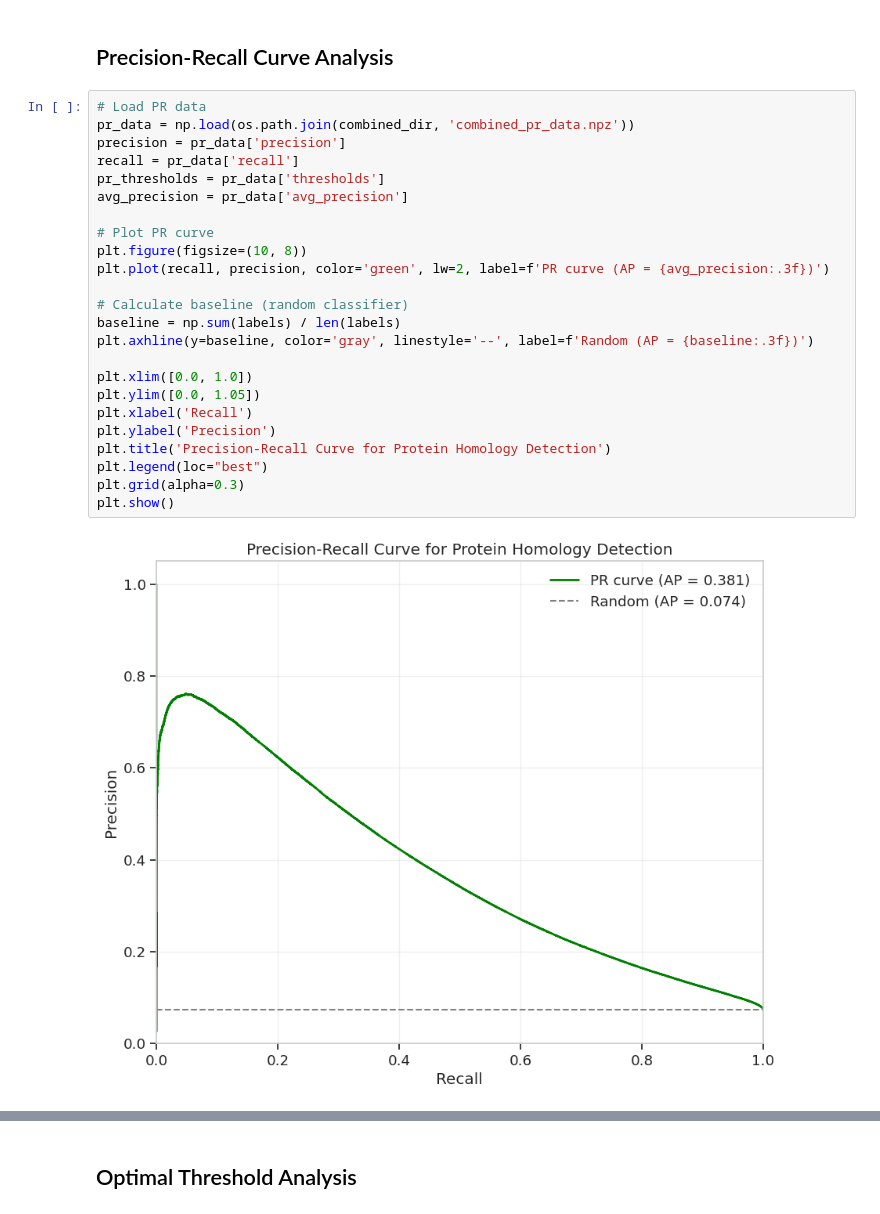
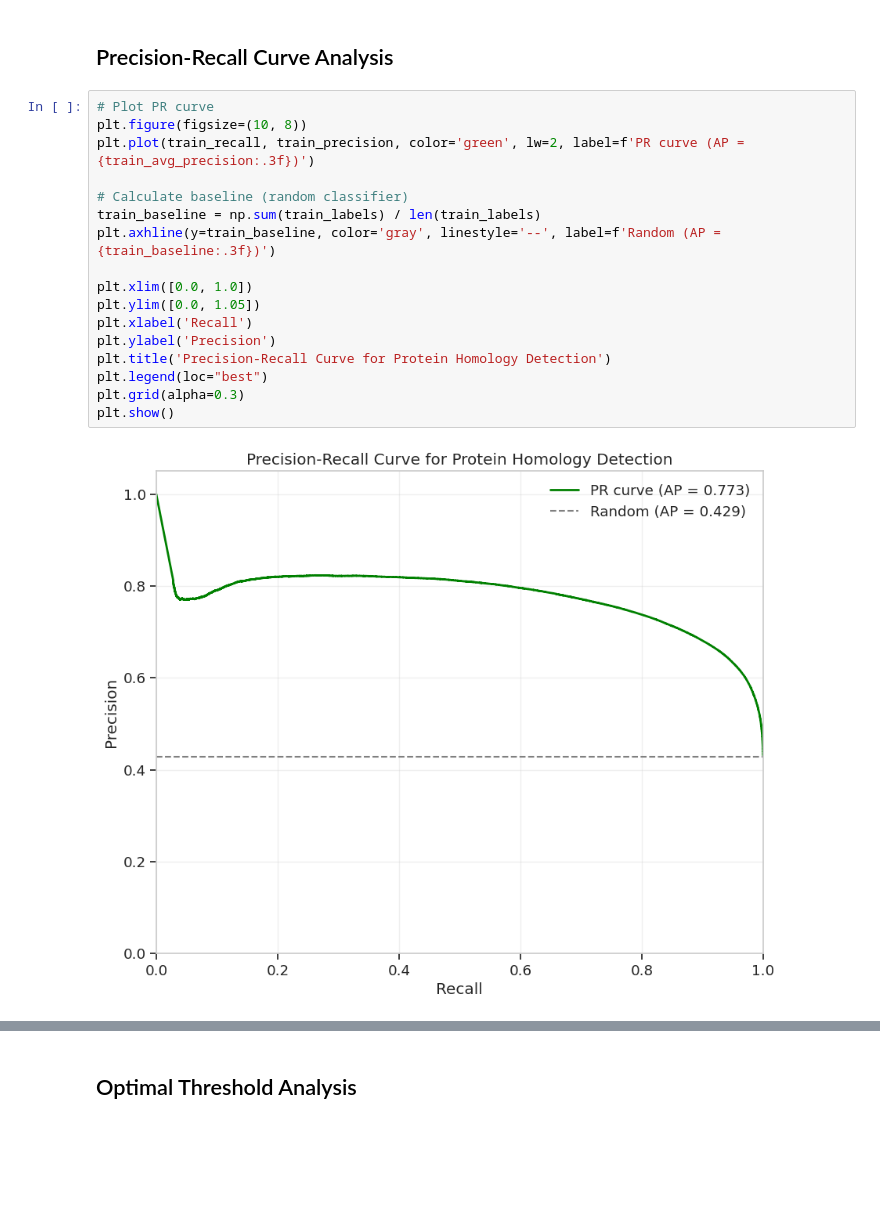
Before and after one commit to jorrel1230/EmbeddingHomologDetection, a Jupyter notebook: main/contr-v1/eval-figures.ipynb, the cells around one changed output, grey strips where cells are left out. Cells and saved outputs as stored; diff of their text form; blank space fills up the shorter version.

```diff
--- a/main/contr-v1/eval-figures.ipynb
+++ b/main/contr-v1/eval-figures.ipynb
@@ -185,28 +215,21 @@ print(f"  F1 Score: {optimal_metrics['f1_score']:.4f}")
 # %% [markdown]
 ## Precision-Recall Curve Analysis
 # %%
-# Load PR data
-pr_data = np.load(os.path.join(combined_dir, 'combined_pr_data.npz'))
-precision = pr_data['precision']
-recall = pr_data['recall']
-pr_thresholds = pr_data['thresholds']
-avg_precision = pr_data['avg_precision']
-
 # Plot PR curve
 plt.figure(figsize=(10, 8))
-plt.plot(recall, precision, color='green', lw=2, label=f'PR curve (AP = {avg_precision:.3f})')
+plt.plot(train_recall, train_precision, color='green', lw=2, label=f'PR curve (AP = {train_avg_precision:.3f})')
 
 # Calculate baseline (random classifier)
-baseline = np.sum(labels) / len(labels)
-plt.axhline(y=baseline, color='gray', linestyle='--', label=f'Random (AP = {baseline:.3f})')
+train_baseline = np.sum(train_labels) / len(train_labels)
+plt.axhline(y=train_baseline, color='gray', linestyle='--', label=f'Random (AP = {train_baseline:.3f})')
 
 plt.xlim([0.0, 1.0])
 plt.ylim([0.0, 1.05])
 plt.xlabel('Recall')
 plt.ylabel('Precision')
 plt.title('Precision-Recall Curve for Protein Homology Detection')
 plt.legend(loc="best")
 plt.grid(alpha=0.3)
 plt.show()
 # %% [output]
-[figure, old version]
+[figure, new version]
```
Also changed, not shown: parts of 17 cells of this notebook, 17 other files.
